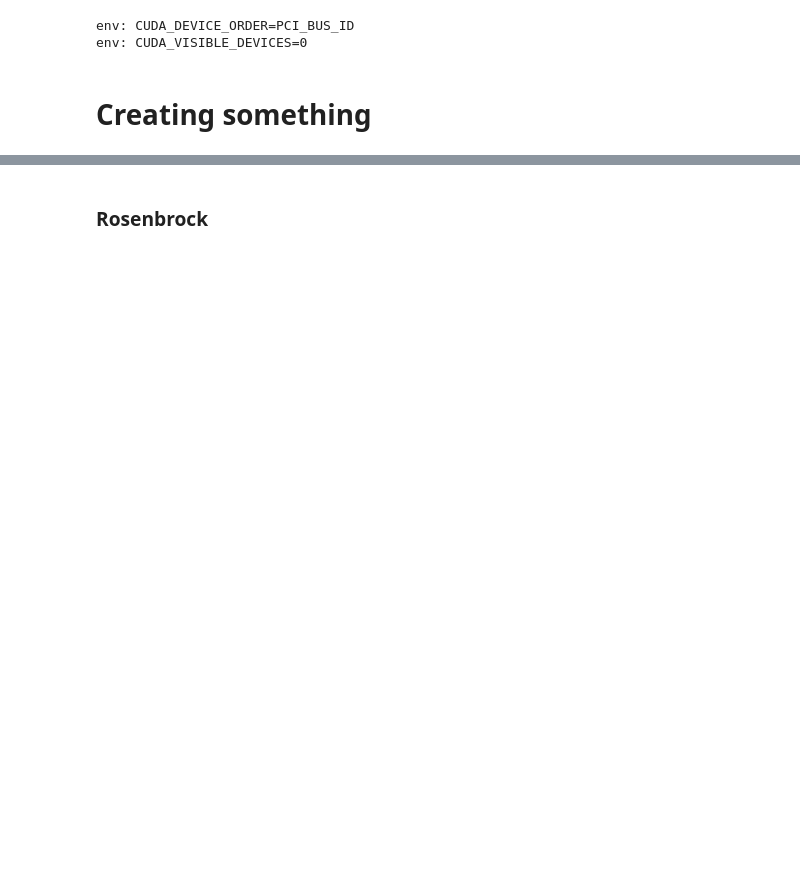
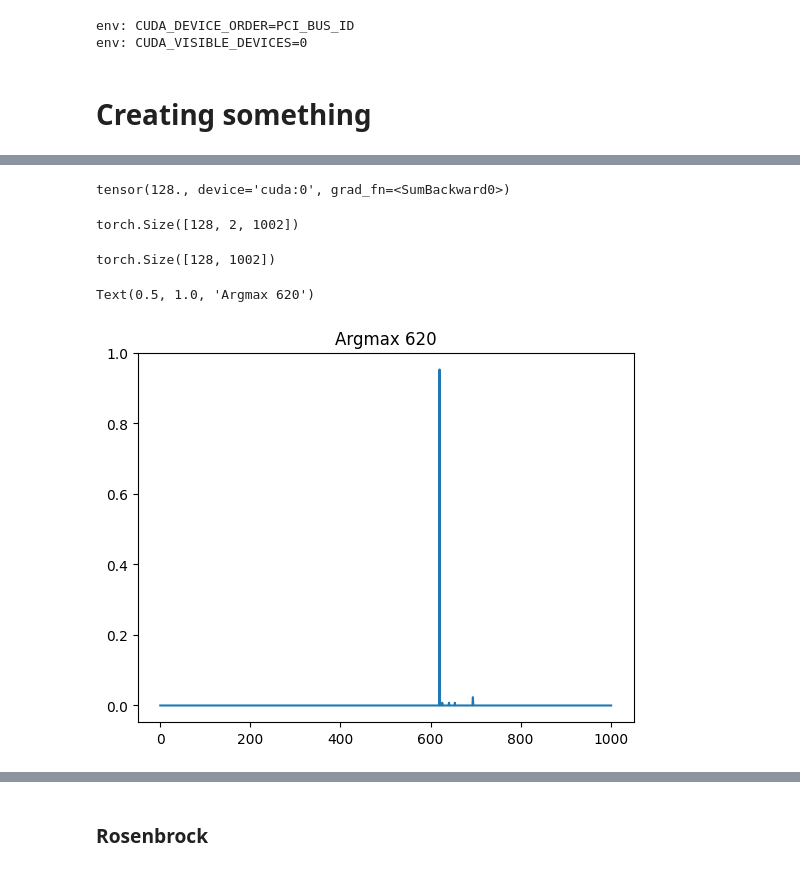
Before and after one commit to dkorzh10/PROTES, a Jupyter notebook: deep_rework.ipynb, the cells around one changed output, grey strips where cells are left out. Drawn from its saved outputs; the diff is of its cells as text; code cells hidden in the pictures; blank space fills up the shorter version.

```diff
--- a/deep_rework.ipynb
+++ b/deep_rework.ipynb
@@ -126,0 +183,22 @@ def trainer(model, func, d, m, k, k_top, is_max, n):
+# %%
+# model = AutoModelForCausalLM.from_pretrained("gpt2", bos_token_id=n+1, pad_token_id=n+2).to(device)
+model = AutoModelForCausalLM.from_pretrained("gpt2", bos_token_id=n+1, pad_token_id=n+2).to(device)
+model.resize_token_embeddings(n + 2)
+model.train()
+
+
+model.config.bos_token_id = n + 1
+model.config.pad_token_id = n + 2
+model.config.eos_token_id = n + 2
+
+model.generation_config.bos_token_id = n + 1
+model.generation_config.pad_token_id = n + 2
+model.generation_config.eos_token_id = n + 2
+
+
+optimizer = AdamW(model.parameters(), lr=1e-5)
+criterion = custom_nll_loss
+
+best_func_value, best_idx, model, outputs = trainer(model=model, func=func, d=d, m=m, k=k, k_top=k_top, is_max=is_max, n=n)
+
+print(f"PROTES_GPT: i_opt = {best_idx}, x_opt = {(best_idx) / (n-1) * (b-a) + a} f_opt = {best_func_value}")
@@ -126,0 +223,18 @@ def trainer(model, func, d, m, k, k_top, is_max, n):
+# %%
+print(torch.exp(outputs[:, 1, :n]).sum())
+# %% [output]
+tensor(128., device='cuda:0', grad_fn=<SumBackward0>)
+# %%
+outputs.shape
+# %% [output]
+torch.Size([128, 2, 1002])
+# %%
+PPs = torch.exp(outputs[:, 1, :n+2])
+print(PPs.shape)
+dist = PPs.mean(dim=0).cpu().detach().numpy()
+plt.plot(dist)
+plt.title(f"Argmax {dist.argmax()}")
+# %% [output]
+torch.Size([128, 1002])
+Text(0.5, 1.0, 'Argmax 620')
+[figure, added]
```
Also changed, not shown: parts of 43 cells of this notebook.
